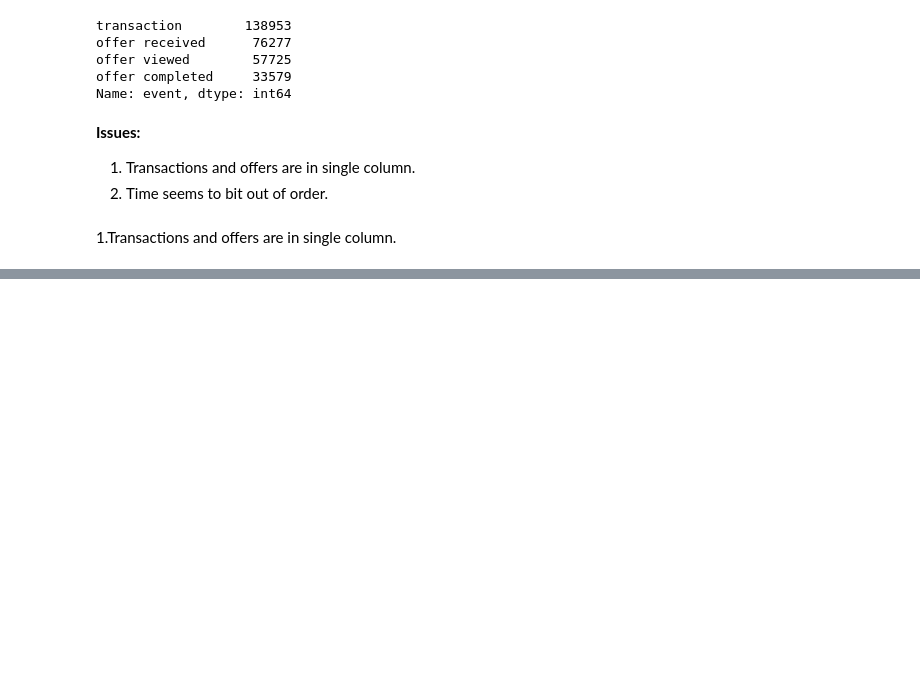
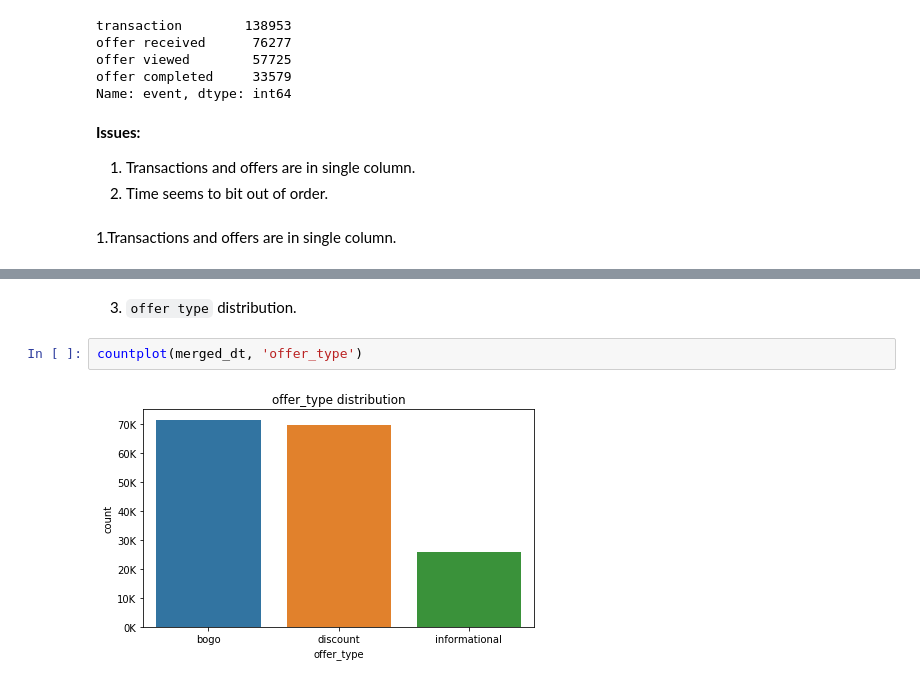
Before and after one commit to ArsalRahimMLE/starbucks-project, a Jupyter notebook: Part 01 Data Cleaning and Integration.ipynb, the cells around one changed output, grey strips where cells are left out. Cells and saved outputs as stored; diff of their text form; blank space fills up the shorter version.

```diff
--- a/Part 01 Data Cleaning and Integration.ipynb
+++ b/Part 01 Data Cleaning and Integration.ipynb
@@ -77,0 +352,6 @@ separate_tran_offer(transcripts).head(5)
+# %% [markdown]
+3. `offer type` distribution.
+# %%
+countplot(merged_dt, 'offer_type')
+# %% [output]
+[figure, added]
```
Also changed, not shown: parts of 60 cells of this notebook.
